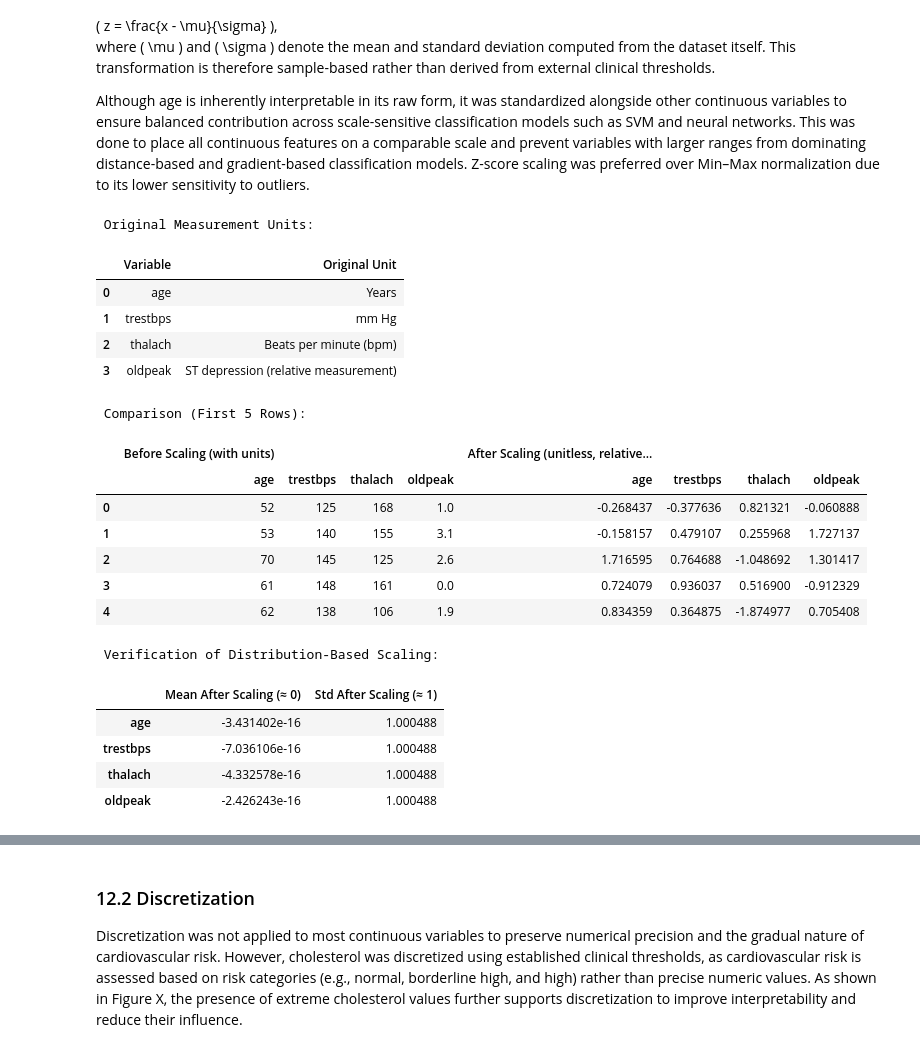
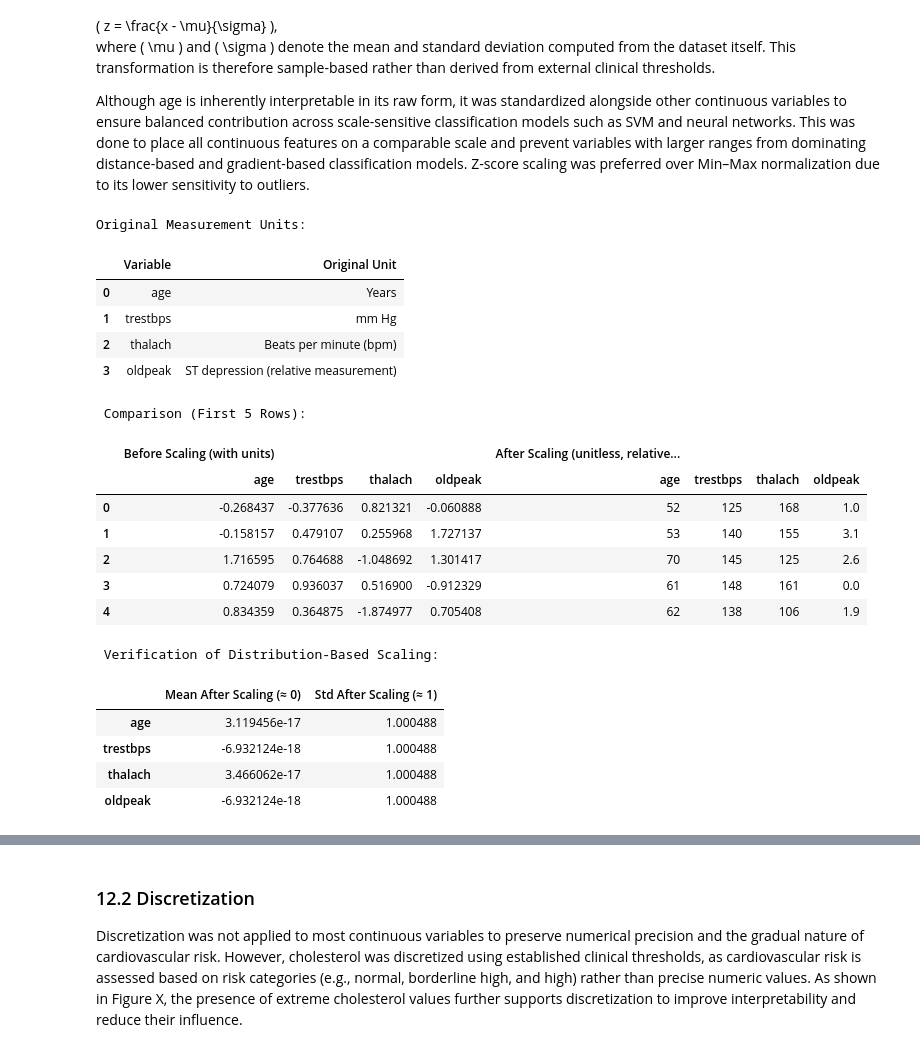
Before and after one commit to Janau00/SWE485-Project-Group9, a Jupyter notebook: Phase1_Data_Exploration.ipynb, the cells around one changed output, grey strips where cells are left out. Saved outputs shown, nothing was run; the diff lists cells and outputs as text; code cells hidden in the pictures.

```diff
--- a/Phase1_Data_Exploration.ipynb
+++ b/Phase1_Data_Exploration.ipynb
@@ -298,0 +253,12 @@ Top correlations with target (by absolute value):
+# %%
+cleaned_df = df.copy()
+
+# Map target: 0 = disease, 1 = no disease  →  IsHeartDisease: 1 = disease, 0 = no disease
+cleaned_df["IsHeartDisease"] = (cleaned_df["target"] == 0).astype(int)
+
+# drop old target columns to avoid confusion
+cleaned_df.drop(columns=["target"], inplace=True)
+
+display(
+    cleaned_df.groupby("IsHeartDisease")[["oldpeak", "exang", "thalach", "chol", "age"]].mean()
+)
@@ -357,23 +375,20 @@ units_table = pd.DataFrame({
     ]
 })
 
-print(" Original Measurement Units:")
+print("Original Measurement Units:")
 display(units_table)
 
-#Make a copy of the data
-df_copy=df.copy()
-
 # Store original values for comparison
-df_before = df_copy[continuous_vars].copy()
+df_before = cleaned_df[continuous_vars].copy()
 
 # Apply Z-score standardization:
 # where μ and σ are computed from the dataset itself (sample-based scaling)
 scaler = StandardScaler()
-df_copy[continuous_vars] = scaler.fit_transform(df_copy[continuous_vars])
+cleaned_df[continuous_vars] = scaler.fit_transform(cleaned_df[continuous_vars])
 
 # Comparison table
 comparison_table = pd.concat(
-    [df_before.head(), df_copy[continuous_vars].head()],
+    [df_before.head(), df[continuous_vars].head()],
     axis=1,
     keys=['Before Scaling (with units)', 'After Scaling (unitless, relative to sample mean)']
 )
@@ -383,8 +398,8 @@ display(comparison_table)
 
 # Verify distribution after scaling
 scaling_summary = pd.DataFrame({
-    'Mean After Scaling (≈ 0)': df_copy[continuous_vars].mean(),
-    'Std After Scaling (≈ 1)': df_copy[continuous_vars].std()
+    'Mean After Scaling (≈ 0)': cleaned_df[continuous_vars].mean(),
+    'Std After Scaling (≈ 1)': cleaned_df[continuous_vars].std()
 })
 
 print("\n Verification of Distribution-Based Scaling:")
@@ -398,19 +413,19 @@ display(scaling_summary)
 |  | Variable | Original Unit |
 | 0 | age | Years |
 | 1 | trestbps | mm Hg |
 | 2 | thalach | Beats per minute (bpm) |
 | 3 | oldpeak | ST depression (relative measurement) |
  Comparison (First 5 Rows):
 |  | Before Scaling (with units) |  |  |  | After Scaling (unitless, relative... |  |  |  |
 |  | age | trestbps | thalach | oldpeak | age | trestbps | thalach | oldpeak |
-| 0 | 52 | 125 | 168 | 1.0 | -0.268437 | -0.377636 | 0.821321 | -0.060888 |
-| 1 | 53 | 140 | 155 | 3.1 | -0.158157 | 0.479107 | 0.255968 | 1.727137 |
-| 2 | 70 | 145 | 125 | 2.6 | 1.716595 | 0.764688 | -1.048692 | 1.301417 |
-| 3 | 61 | 148 | 161 | 0.0 | 0.724079 | 0.936037 | 0.516900 | -0.912329 |
-| 4 | 62 | 138 | 106 | 1.9 | 0.834359 | 0.364875 | -1.874977 | 0.705408 |
+| 0 | -0.268437 | -0.377636 | 0.821321 | -0.060888 | 52 | 125 | 168 | 1.0 |
+| 1 | -0.158157 | 0.479107 | 0.255968 | 1.727137 | 53 | 140 | 155 | 3.1 |
+| 2 | 1.716595 | 0.764688 | -1.048692 | 1.301417 | 70 | 145 | 125 | 2.6 |
+| 3 | 0.724079 | 0.936037 | 0.516900 | -0.912329 | 61 | 148 | 161 | 0.0 |
+| 4 | 0.834359 | 0.364875 | -1.874977 | 0.705408 | 62 | 138 | 106 | 1.9 |
  Verification of Distribution-Based Scaling:
 |  | Mean After Scaling (≈ 0) | Std After Scaling (≈ 1) |
-| age | -3.431402e-16 | 1.000488 |
-| trestbps | -7.036106e-16 | 1.000488 |
-| thalach | -4.332578e-16 | 1.000488 |
-| oldpeak | -2.426243e-16 | 1.000488 |
+| age | 3.119456e-17 | 1.000488 |
+| trestbps | -6.932124e-18 | 1.000488 |
+| thalach | 3.466062e-17 | 1.000488 |
+| oldpeak | -6.932124e-18 | 1.000488 |
```
Also changed, not shown: parts of 36 cells of this notebook.
